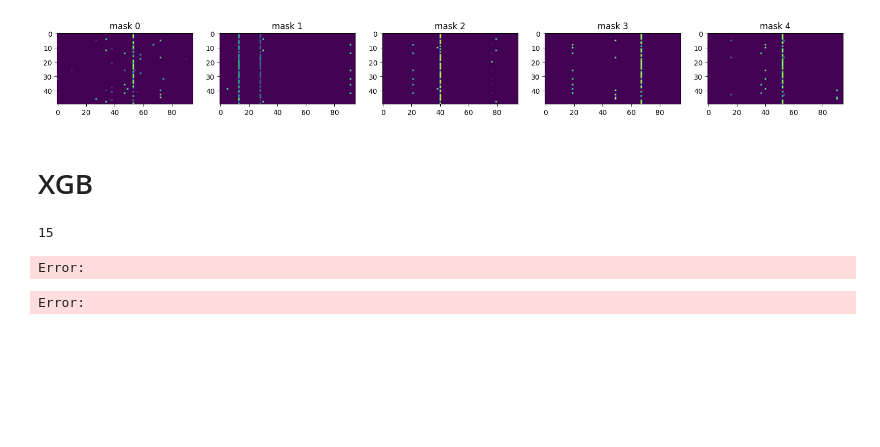
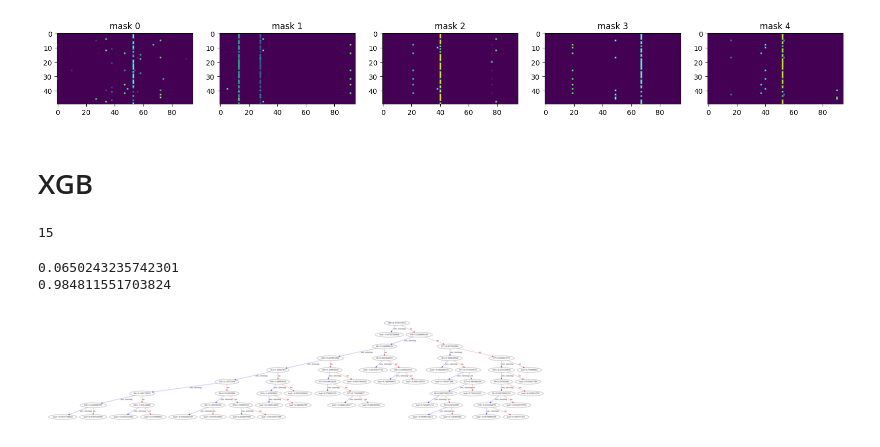
Before and after one commit to Melicias/INOVMineral, a Jupyter notebook: EdgeIIot_tabnet_multi_oneGo.ipynb, the cells around one changed output. Saved outputs shown, nothing was run; the diff lists cells and outputs as text; code cells hidden in the pictures; blank space fills up the shorter version.

Commit message:
XGBoost testes

```diff
--- a/EdgeIIot_tabnet_multi_oneGo.ipynb
+++ b/EdgeIIot_tabnet_multi_oneGo.ipynb
@@ -302,7 +264,7 @@ clf_xgb = XGBClassifier(max_depth=8,
     objective="multi:softmax",
     #objective="multi:softprob",
     booster='gbtree',
-    n_jobs=-1,
+    n_jobs=1,
     nthread=None,
     gamma=0,
     min_child_weight=1,
@@ -317,12 +279,28 @@ clf_xgb = XGBClassifier(max_depth=8,
     base_score=0.5,
     random_state=random_state,
     seed=None,
-    #num_class= (le.classes_).size)
-    num_class= 2)
+    num_class= (le.classes_).size)
+    #num_class= 2)
 # %%
-clf_xgb.fit(X_train, y_train,
-            early_stopping_rounds=40,
-            verbose=10)
+clf_xgb.load_model('./XGBClassifierInOneGo.json')
+#clf_xgb.fit(X_train, y_train,
+#            eval_set=[(X_valid, y_valid)],
+#            early_stopping_rounds=40,
+#            verbose=10)
-# %% [output]
-Error:
-Error:
+# %%
+preds_valid = np.array(clf_xgb.predict(X_valid))
+valid_acc = accuracy_score(y_pred=preds_valid, y_true=y_valid)
+print(valid_acc)
+
+preds_test = np.array(clf_xgb.predict(X_test))
+test_acc = accuracy_score(y_pred=preds_test, y_true=y_test)
+print(test_acc)
+# %% [output]
+0.0650243235742301
+0.984811551703824
+# %%
+from xgboost import plot_tree
+plot_tree(clf_xgb)
+plt.show()
+# %% [output]
+[figure, added]
```
Also changed, not shown: parts of 5 cells of this notebook, 15 other files.
